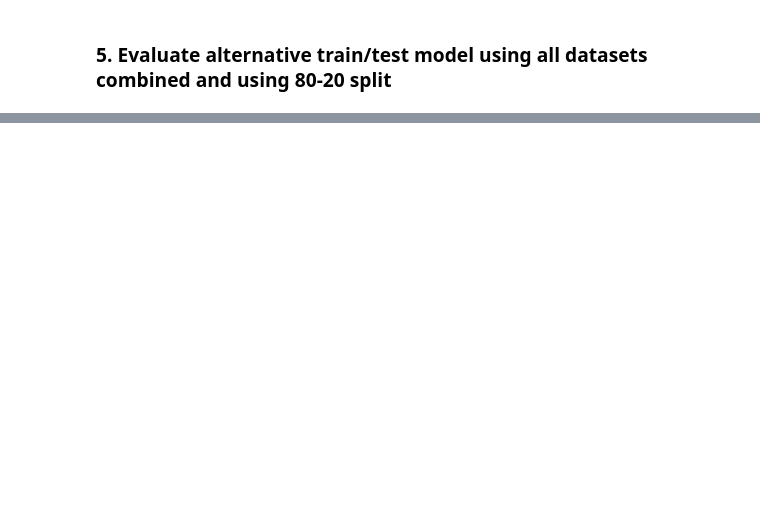
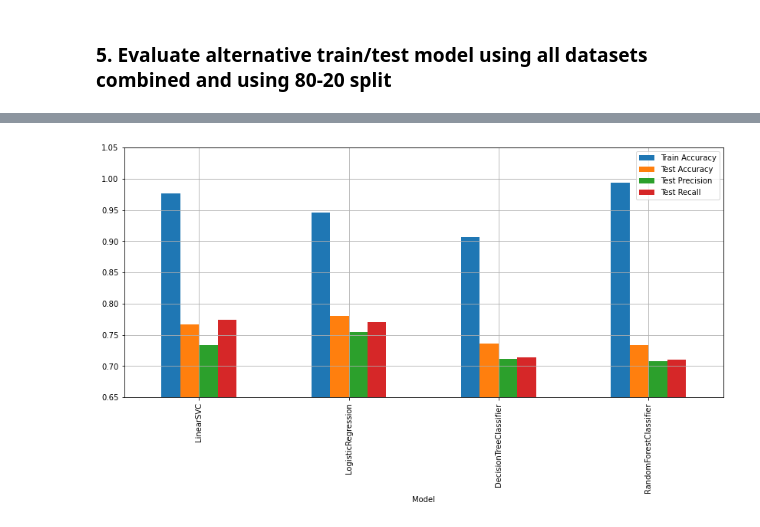
Before and after one commit to alvicsa/sentiment_analysis, a Jupyter notebook: sentiment_notebook.ipynb, the cells around one changed output, grey strips where cells are left out. Cells and saved outputs as stored; diff of their text form; code cells hidden in the pictures; blank space fills up the shorter version.

Commit message:
Add additional ML models for comparison

```diff
--- a/sentiment_notebook.ipynb
+++ b/sentiment_notebook.ipynb
@@ -243,0 +279,3 @@ Test Accuracy:  0.7672727272727272
+# %%
+# Create a dataframe for recording the model performance
+df_performance = pd.DataFrame(columns=('Model', 'Train Accuracy', 'Test Accuracy', 'Test Precision', 'Test Recall'))
@@ -243,0 +395,29 @@ Test Accuracy:  0.7672727272727272
+# %%
+%%time
+# Prediction model using RandomForestClassifier
+from sklearn.ensemble import RandomForestClassifier
+
+pipe = Pipeline([("cleaner", predictors()),
+                 ('vectorizer', vectorizer),
+                 ('classifier', RandomForestClassifier(n_estimators=100,oob_score=True))])
+
+# Fit our data - Fit the model according to the given training data.
+pipe.fit(X_train,y_train)
+
+# Predicting with a test dataset
+predicted = pipe.predict(X_test)
+
+# Record performance
+perf_record = [{'Model': 'RandomForestClassifier',
+         'Train Accuracy': np.around(pipe.score(X_train,y_train), decimals=3),
+         'Test Accuracy': np.around(metrics.accuracy_score(y_test, predicted), decimals=3),
+        'Test Precision': np.around(metrics.precision_score(y_test, predicted), decimals=3),
+         'Test Recall': np.around(metrics.recall_score(y_test, predicted), decimals=3)}]
+
+df_performance = df_performance.append(perf_record, ignore_index=True, sort=False)
+
+# Model Accuracy
+print("RandomForestClassifier Training Accuracy:", np.around(pipe.score(X_train,y_train), decimals=3))
+print("RandomForestClassifier Accuracy:", np.around(metrics.accuracy_score(y_test, predicted), decimals=3))
+print("RandomForestClassifier Precision:", np.around(metrics.precision_score(y_test, predicted), decimals=3))
+print("RandomForestClassifier Recall:", np.around(metrics.recall_score(y_test, predicted), decimals=3))
@@ -243,0 +438,5 @@ Test Accuracy:  0.7672727272727272
+# %%
+# Plot the results of different models
+df_performance.plot(kind='bar', grid='on', x = 'Model', figsize = (14,6), ylim=(0.65,1.05),);
+# %% [output]
+[figure, added]
```
Also changed, not shown: parts of 28 cells of this notebook.
